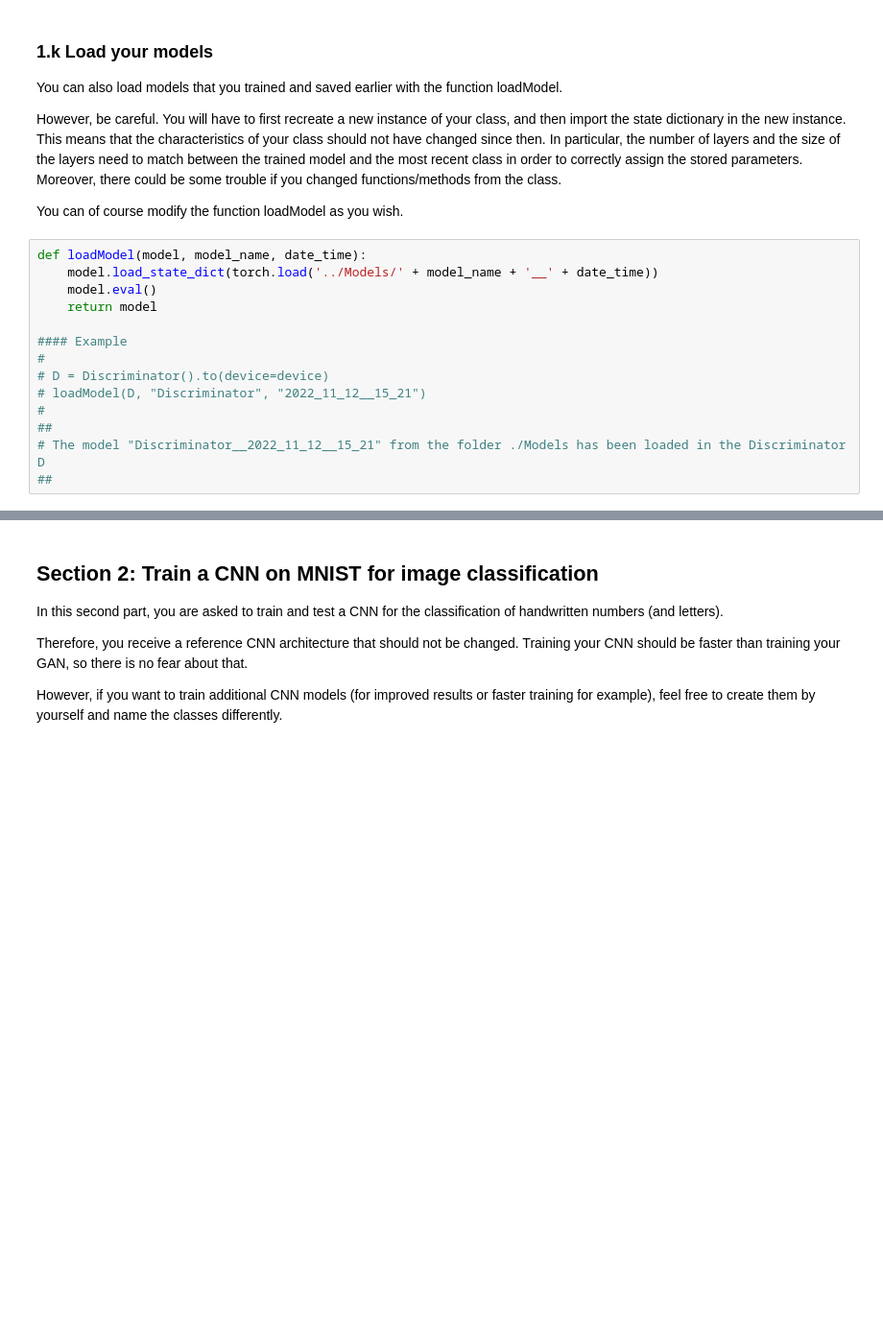
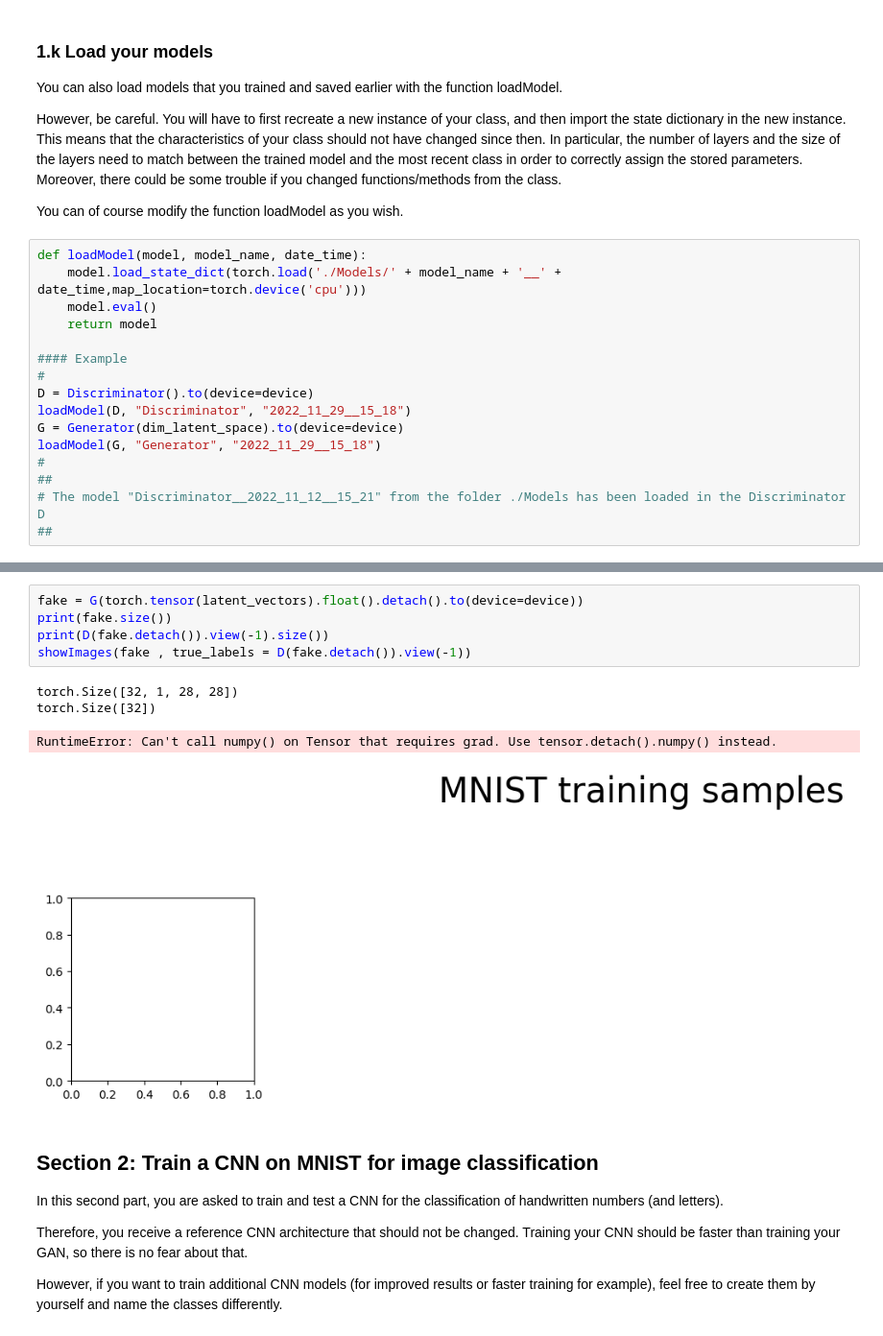
Before and after one commit to PierreRemacle/LINMA2472_P1-, a Jupyter notebook: HW3 - GAN and CNN part 1 - v3.ipynb, the cells around one changed output, grey strips where cells are left out. Shown at 96% size. Drawn from its saved outputs; the diff is of its cells as text; blank space fills up the shorter version.

```diff
--- a/HW3 - GAN and CNN part 1 - v3.ipynb
+++ b/HW3 - GAN and CNN part 1 - v3.ipynb
@@ -644,14 +655,16 @@ However, be careful. You will have to first recreate a new instance of your clas
 You can of course modify the function loadModel as you wish.
 # %%
 def loadModel(model, model_name, date_time):
-    model.load_state_dict(torch.load('../Models/' + model_name + '__' + date_time))
+    model.load_state_dict(torch.load('./Models/' + model_name + '__' + date_time,map_location=torch.device('cpu')))
     model.eval()
     return model
 
 #### Example
 #
-# D = Discriminator().to(device=device)
-# loadModel(D, "Discriminator", "2022_11_12__15_21")
+D = Discriminator().to(device=device)
+loadModel(D, "Discriminator", "2022_11_29__15_18")
+G = Generator(dim_latent_space).to(device=device)
+loadModel(G, "Generator", "2022_11_29__15_18")
 #
 ##
 # The model "Discriminator__2022_11_12__15_21" from the folder ./Models has been loaded in the Discriminator D
@@ -659,3 +683,13 @@ def loadModel(model, model_name, date_time):
+# %%
+fake = G(torch.tensor(latent_vectors).float().detach().to(device=device))
+print(fake.size())
+print(D(fake.detach()).view(-1).size())
+showImages(fake , true_labels = D(fake.detach()).view(-1))
+# %% [output]
+torch.Size([32, 1, 28, 28])
+torch.Size([32])
+RuntimeError: Can't call numpy() on Tensor that requires grad. Use tensor.detach().numpy() instead.
+[figure, added]
 # %% [markdown]
 ## Section 2: Train a CNN on MNIST for image classification
 In this second part, you are asked to train and test a CNN for the classification of handwritten numbers (and letters).
```
Also changed, not shown: parts of 6 cells of this notebook.
